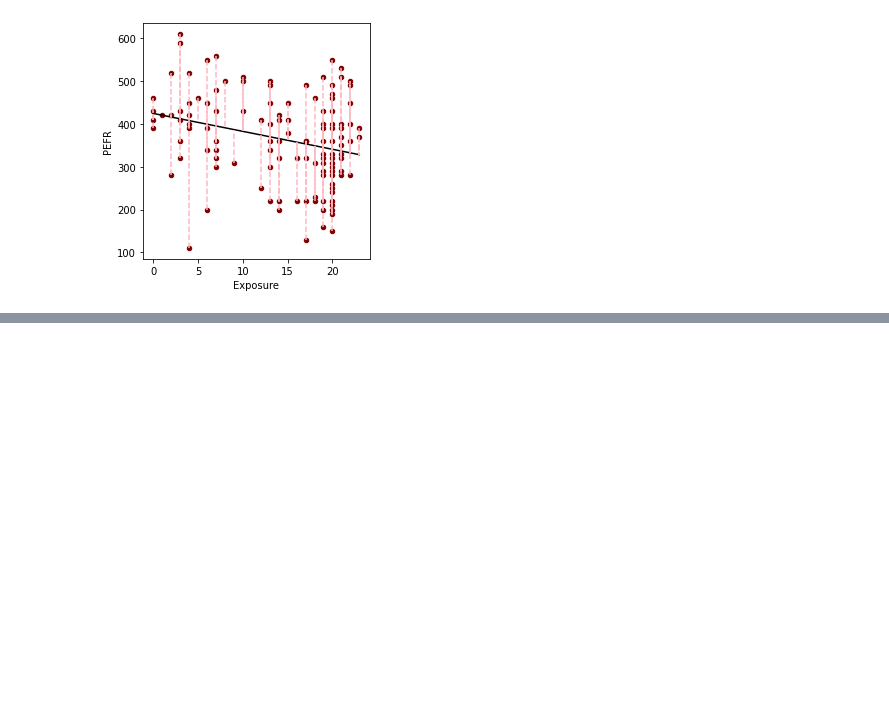
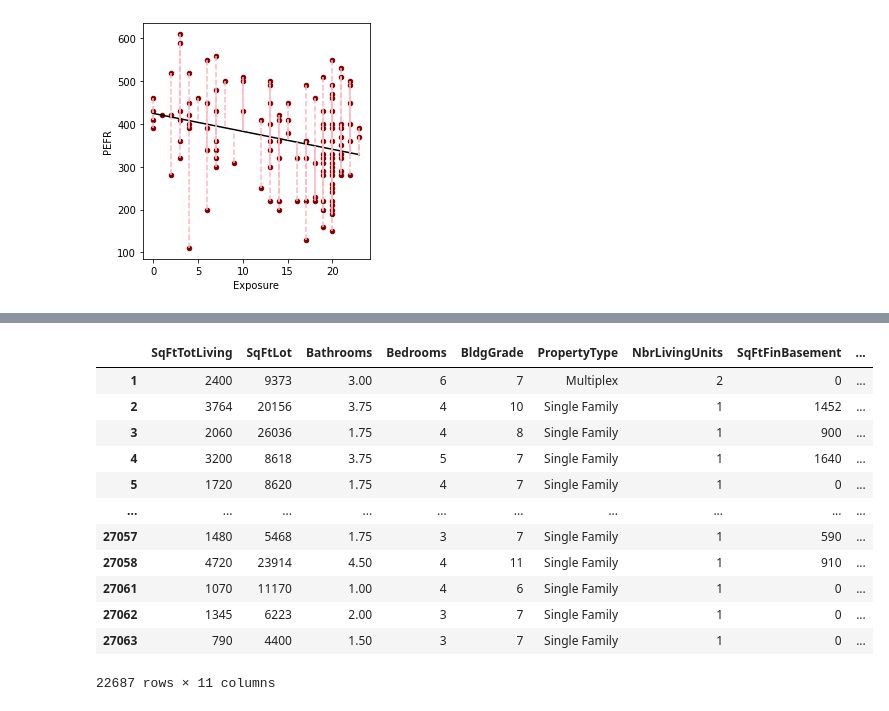
Before and after one commit to for-Statistics/Basic_statistic, a Jupyter notebook: 이화정/Chapter_04_code.ipynb, the cells around one changed output, grey strips where cells are left out. Drawn from its saved outputs; the diff is of its cells as text; code cells hidden in the pictures; blank space fills up the shorter version.

```diff
--- a/이화정/Chapter_04_code.ipynb
+++ b/이화정/Chapter_04_code.ipynb
@@ -74,0 +79,13 @@ Name: PEFR, Length: 122, dtype: float64
+# %%
+subset = ['AdjSalePrice', 'SqFtTotLiving', 'SqFtLot', 'Bathrooms',
+          'Bedrooms', 'BldgGrade']
+
+house = pd.read_csv('data/house_sales.csv', sep='\t')
+print(house[subset].head())
+
+predictors = ['SqFtTotLiving', 'SqFtLot', 'Bathrooms',
+              'Bedrooms', 'BldgGrade']
+outcome = 'AdjSalePrice'
+
+house_lm = LinearRegression()
+house_lm.fit(house[predictors], house[outcome])
@@ -74,0 +159,16 @@ Name: PEFR, Length: 122, dtype: float64
+# %%
+house[predictors]
+# %% [output]
+|  | SqFtTotLiving | SqFtLot | Bathrooms | Bedrooms | BldgGrade | PropertyType | NbrLivingUnits | SqFtFinBasement | ... |
+| 1 | 2400 | 9373 | 3.00 | 6 | 7 | Multiplex | 2 | 0 | ... |
+| 2 | 3764 | 20156 | 3.75 | 4 | 10 | Single Family | 1 | 1452 | ... |
+| 3 | 2060 | 26036 | 1.75 | 4 | 8 | Single Family | 1 | 900 | ... |
+| 4 | 3200 | 8618 | 3.75 | 5 | 7 | Single Family | 1 | 1640 | ... |
+| 5 | 1720 | 8620 | 1.75 | 4 | 7 | Single Family | 1 | 0 | ... |
+| ... | ... | ... | ... | ... | ... | ... | ... | ... | ... |
+| 27057 | 1480 | 5468 | 1.75 | 3 | 7 | Single Family | 1 | 590 | ... |
+| 27058 | 4720 | 23914 | 4.50 | 4 | 11 | Single Family | 1 | 910 | ... |
+| 27061 | 1070 | 11170 | 1.00 | 4 | 6 | Single Family | 1 | 0 | ... |
+| 27062 | 1345 | 6223 | 2.00 | 3 | 7 | Single Family | 1 | 0 | ... |
+| 27063 | 790 | 4400 | 1.50 | 3 | 7 | Single Family | 1 | 0 | ... |
+22687 rows × 11 columns
```
Also changed, not shown: parts of 9 cells of this notebook.
